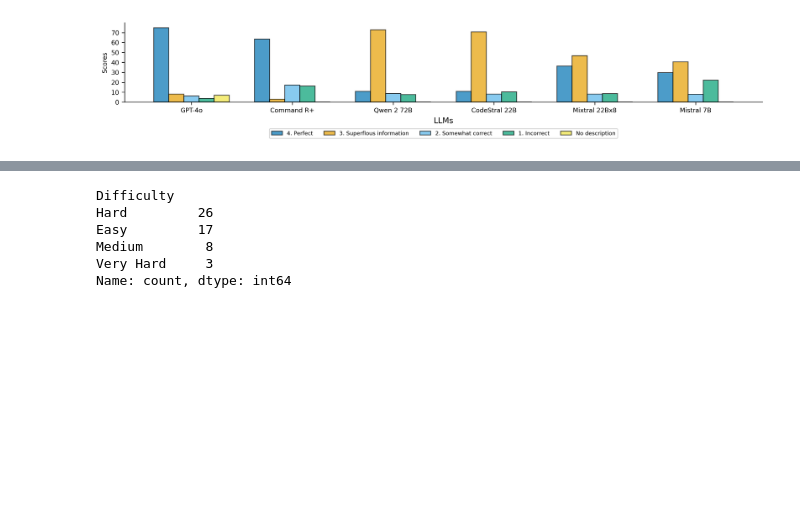
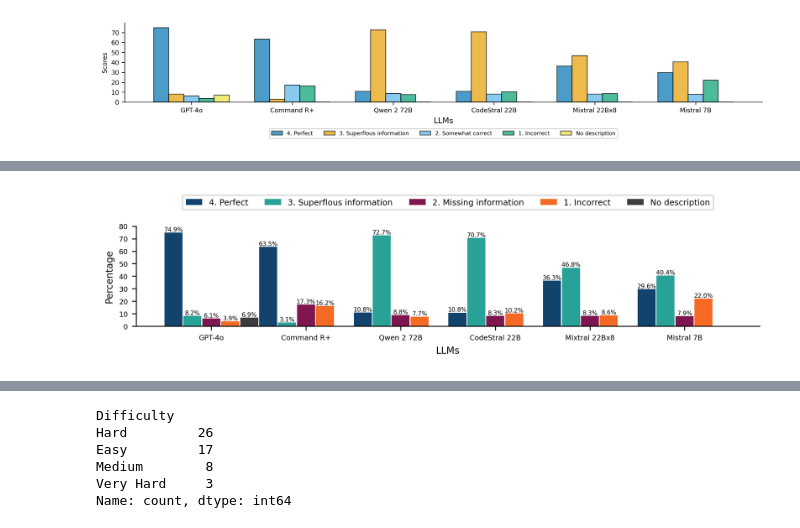
Before and after one commit to niklaswretblad/Synthetic-SQL-Column-Descriptions-for-Text-to-SQL, a Jupyter notebook: stats_and_plots.ipynb, the cells around one changed output, grey strips where cells are left out. Cells and saved outputs as stored; diff of their text form; code cells hidden in the pictures; blank space fills up the shorter version.

```diff
--- a/stats_and_plots.ipynb
+++ b/stats_and_plots.ipynb
@@ -695,0 +773,91 @@ plt.show()
+# %%
+import matplotlib.pyplot as plt
+import numpy as np
+
+plt.rcParams['figure.dpi'] = 300
+
+# Reorganize data for the new plot structure
+GPT_4o = [74.94, 8.15, 6.14, 3.88, 6.89]
+Command_R_plus = [63.47, 3.07, 17.29, 16.17, 0]
+Qwen_2_72B = [10.85, 72.67, 8.84, 7.65, 0]
+CodeStral_22B = [10.84, 70.68, 8.27, 10.21, 0]
+Mixtral_22Bx8 = [36.34, 46.80, 8.27, 8.58, 0]
+Mistral_7B = [29.65, 40.44, 7.90, 22.01, 0]
+
+# Reorganize data so each model only plots up to the number of non-zero values
+data = np.array([GPT_4o, Command_R_plus, Qwen_2_72B, CodeStral_22B, Mixtral_22Bx8, Mistral_7B])
+models = ["GPT-4o", "Command R+", "Qwen 2 72B", "CodeStral 22B", "Mixtral 22Bx8", "Mistral 7B"]
+
+data_transposed = data.T  # Transpose the data to switch rows and columns
+
+x = np.arange(len(models))  # the label locations
+width = 0.19  # Increase the bar width
+gap = 0.01  # Add a small gap between bars
+
+# New colors as specified
+colors = ['#12436D', '#28A197', '#801650', '#F46A25', '#3D3D3D']
+
+alpha_value = 1  # Set alpha for transparency
+
+# Adjust the figure size and add extra space at the top for the legend
+fig, ax = plt.subplots(figsize=(8, 2.5))
+
+# Function to add value labels on top of bars
+def add_value_labels(ax, rects):
+    for rect in rects:
+        height = rect.get_height()
+        if height > 0:
+            ax.text(rect.get_x() + rect.get_width()/2., height,
+                    f'{height:.1f}%',
+                    ha='center', va='bottom', fontsize=5)
+
+# Add slight space between bars by adjusting position
+rects1 = ax.bar(x - 2*(width+gap), data_transposed[0], width, label='4. Perfect', color=colors[0], alpha=alpha_value)
+rects2 = ax.bar(x - (width+gap), data_transposed[1], width, label='3. Superflous information', color=colors[1], alpha=alpha_value)
+rects3 = ax.bar(x, data_transposed[2], width, label='2. Missing information', color=colors[2], alpha=alpha_value)
+rects4 = ax.bar(x + (width+gap), data_transposed[3], width, label='1. Incorrect', color=colors[3], alpha=alpha_value)
+rects5 = ax.bar(x + 2*(width+gap), data_transposed[4], width, label='No description', color=colors[4], alpha=alpha_value)
+
+# Add value labels
+add_value_labels(ax, rects1)
+add_value_labels(ax, rects2)
+add_value_labels(ax, rects3)
+add_value_labels(ax, rects4)
+add_value_labels(ax, rects5)
+
+# Adding labels and customizing appearance
+ax.set_xlabel('LLMs', fontsize=8)
+ax.set_ylabel('Percentage', fontsize=6)
+ax.set_xticks(x)
+ax.set_xticklabels(models)
+
+# Extend the y-axis to 80 and add more ticks
+ax.set_ylim(0, 80)
+ax.set_yticks(np.arange(0, 81, 10))  # Adding ticks at every 10 units
+
+# Remove grid lines
+ax.grid(False)
+
+# Position the legend further up and add a frame without color
+ax.legend(loc='upper center', bbox_to_anchor=(0.5, 1.35), ncol=5, fontsize='x-small', frameon=True)
+
+# Remove background color and set black borders
+ax.set_facecolor('white')
+
+fig.tight_layout()
+
+# Remove the top and right spines
+ax.spines['top'].set_visible(False)
+ax.spines['right'].set_visible(False)
+
+# Set font sizes
+ax.tick_params(axis='x', labelsize=6)  # X-ticks font size
+ax.tick_params(axis='y', labelsize=6)  # Y-ticks font size
+ax.yaxis.label.set_size(8)  # Y-axis label font size
+
+# Add some space between the first bar and the y-axis
+ax.margins(x=0.05)  # Increase the left margin slightly to create space
+
+plt.show()
+# %% [output]
+[figure, added]
```
Also changed, not shown: parts of 6 cells of this notebook, 13 other files.
